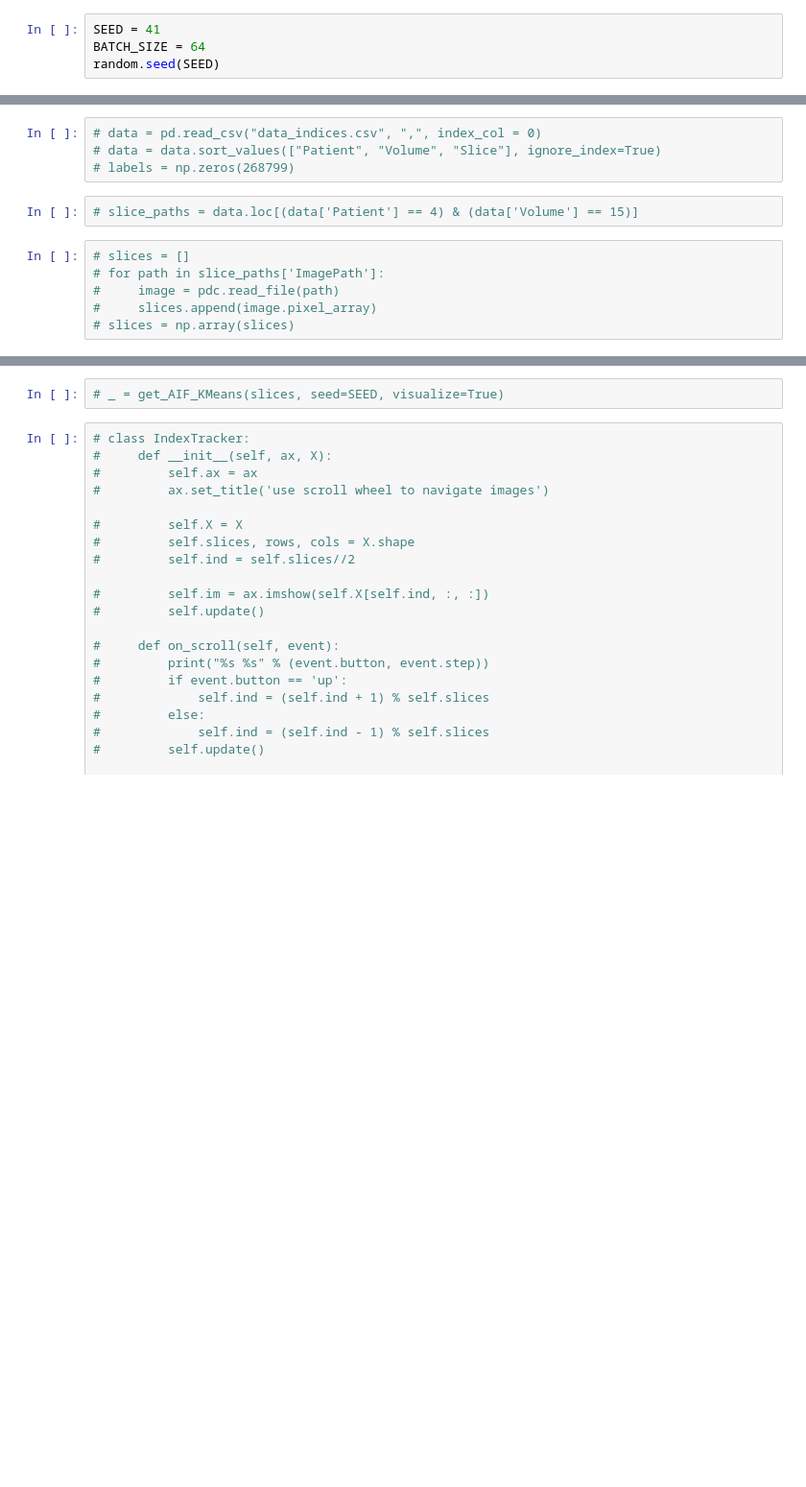
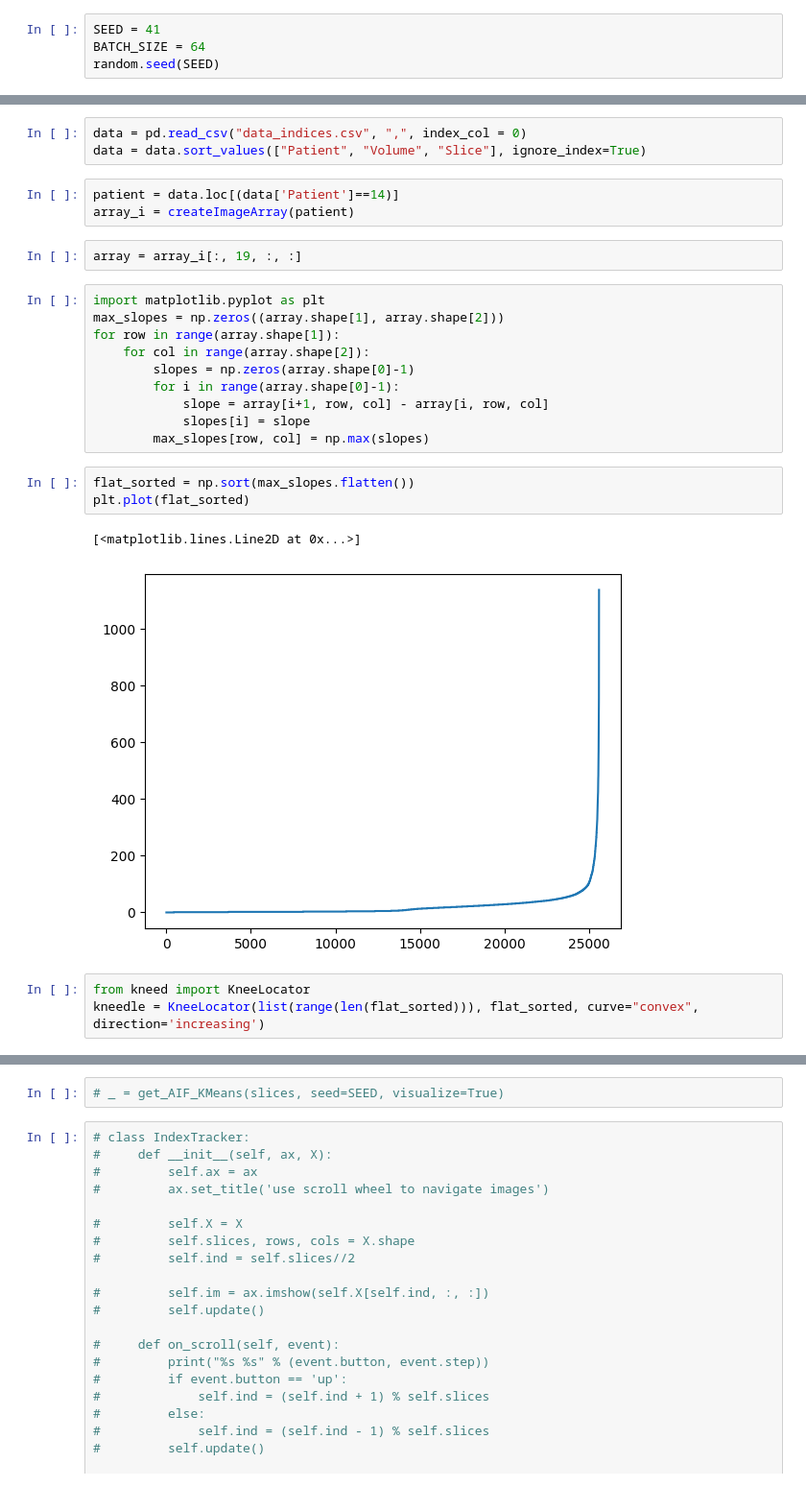
Before and after one commit to Skuvrik/Masterthesis, a Jupyter notebook: kladd.ipynb, the cells around one changed output, grey strips where cells are left out. Shown at 96% size. Drawn from its saved outputs; the diff is of its cells as text; blank space fills up the shorter version.

```diff
--- a/kladd.ipynb
+++ b/kladd.ipynb
@@ -41,12 +14,27 @@ createLabelIndexCSV(label_path)
 # %%
-# data = pd.read_csv("data_indices.csv", ",", index_col = 0)
-# data = data.sort_values(["Patient", "Volume", "Slice"], ignore_index=True)
-# labels = np.zeros(268799)
+data = pd.read_csv("data_indices.csv", ",", index_col = 0)
+data = data.sort_values(["Patient", "Volume", "Slice"], ignore_index=True)
-# %%
-# slice_paths = data.loc[(data['Patient'] == 4) & (data['Volume'] == 15)]
-# %%
-# slices = []
-# for path in slice_paths['ImagePath']:
-#     image = pdc.read_file(path)
-#     slices.append(image.pixel_array)
-# slices = np.array(slices)
+# %%
+patient = data.loc[(data['Patient']==14)]
+array_i = createImageArray(patient)
+# %%
+array = array_i[:, 19, :, :]
+# %%
+import matplotlib.pyplot as plt
+max_slopes = np.zeros((array.shape[1], array.shape[2]))
+for row in range(array.shape[1]):
+    for col in range(array.shape[2]):
+        slopes = np.zeros(array.shape[0]-1)
+        for i in range(array.shape[0]-1):
+            slope = array[i+1, row, col] - array[i, row, col]
+            slopes[i] = slope
+        max_slopes[row, col] = np.max(slopes)
+# %%
+flat_sorted = np.sort(max_slopes.flatten())
+plt.plot(flat_sorted)
+# %% [output]
+[<matplotlib.lines.Line2D at 0x...>]
+[figure, added]
+# %%
+from kneed import KneeLocator
+kneedle = KneeLocator(list(range(len(flat_sorted))), flat_sorted, curve="convex", direction='increasing')
```
Also changed, not shown: parts of 9 cells of this notebook, 11 other files.
